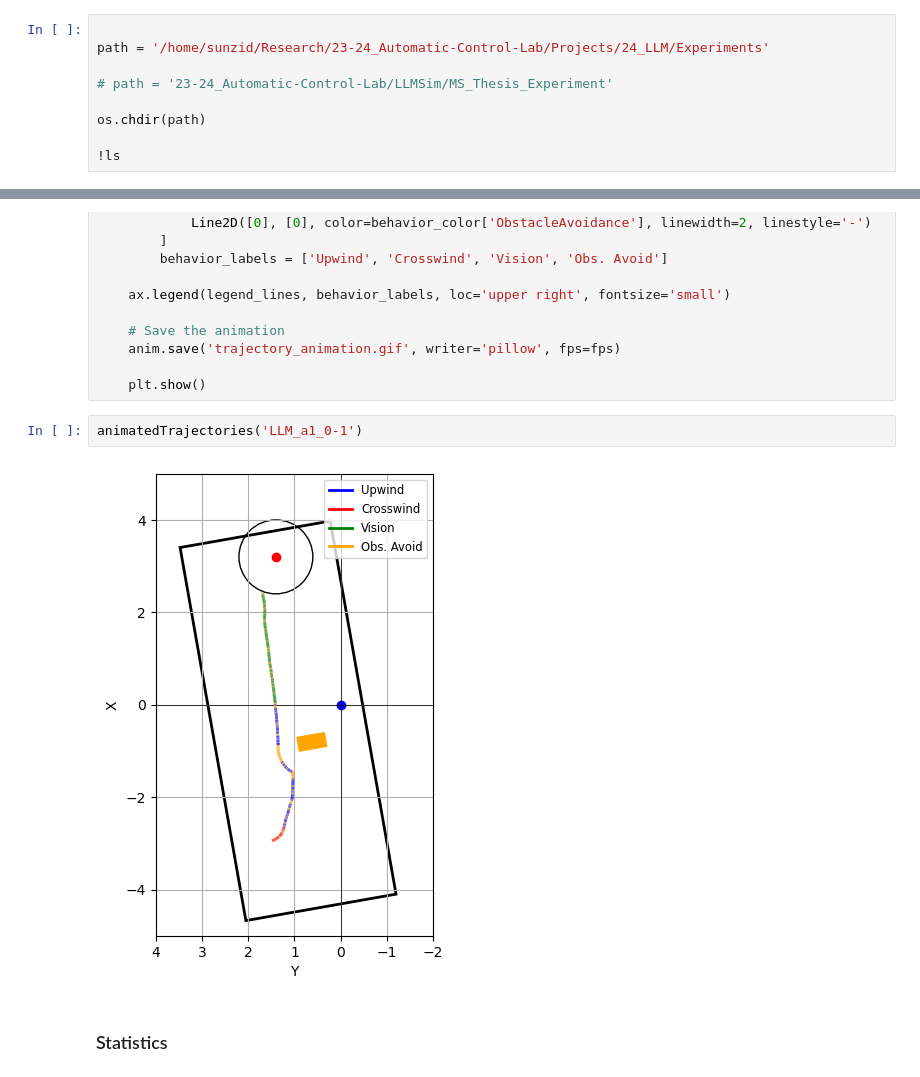
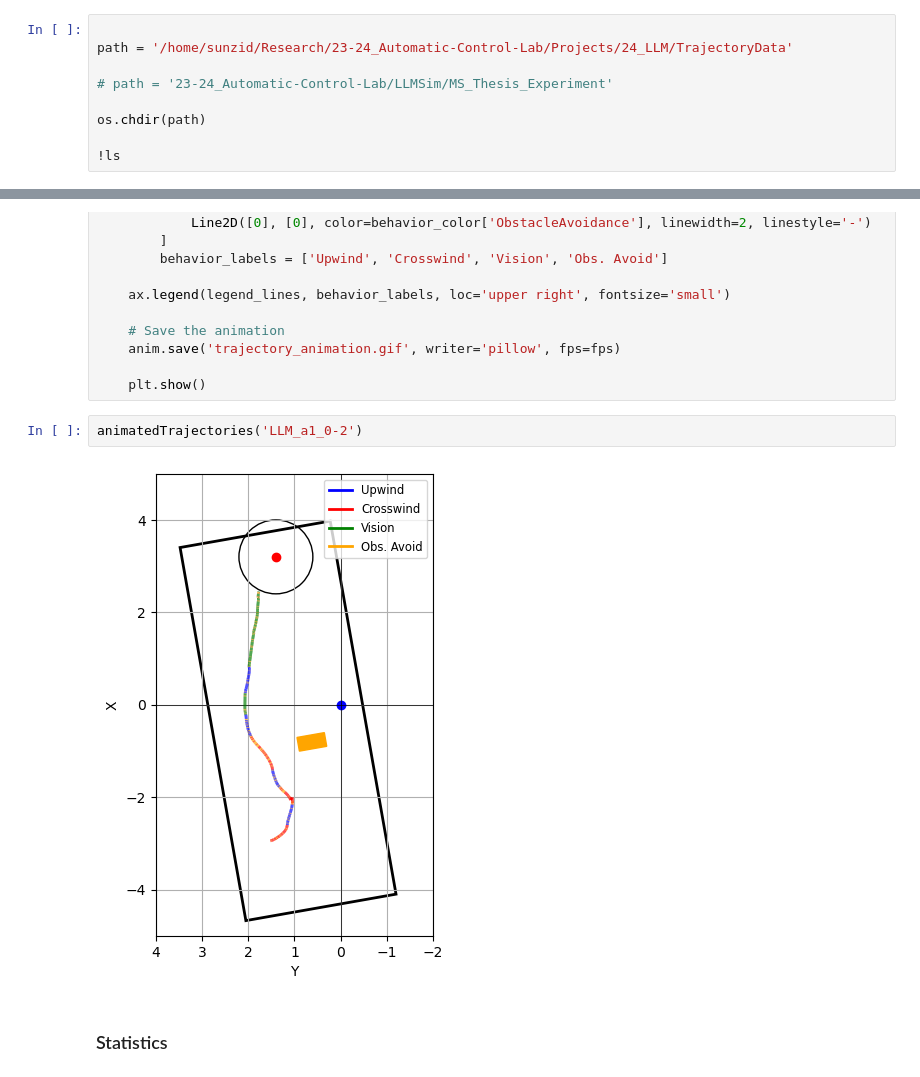
Before and after one commit to SunzidHassan/Research, a Jupyter notebook: 23-24_Automatic-Control-Lab/Projects/24_LLM/LLM.ipynb, the cells around one changed output, grey strips where cells are left out. Cells and saved outputs as stored; diff of their text form.

```diff
--- a/23-24_Automatic-Control-Lab/Projects/24_LLM/LLM.ipynb
+++ b/23-24_Automatic-Control-Lab/Projects/24_LLM/LLM.ipynb
@@ -1347,7 +1514,7 @@ from matplotlib.lines import Line2D
 from scipy.stats import ttest_ind
 # %%
 
-path = '/home/sunzid/Research/23-24_Automatic-Control-Lab/Projects/24_LLM/Experiments'
+path = '/home/sunzid/Research/23-24_Automatic-Control-Lab/Projects/24_LLM/TrajectoryData'
 
 # path = '23-24_Automatic-Control-Lab/LLMSim/MS_Thesis_Experiment'
 
@@ -1688,9 +1859,9 @@ def animatedTrajectories(path):
 
     plt.show()
 # %%
-animatedTrajectories('LLM_a1_0-1')
+animatedTrajectories('LLM_a1_0-2')
 # %% [output]
-[figure, old version]
+[figure, new version]
 # %% [markdown]
 ### Statistics
 # %%
```
Also changed, not shown: parts of 10 cells of this notebook, 6 other files.
